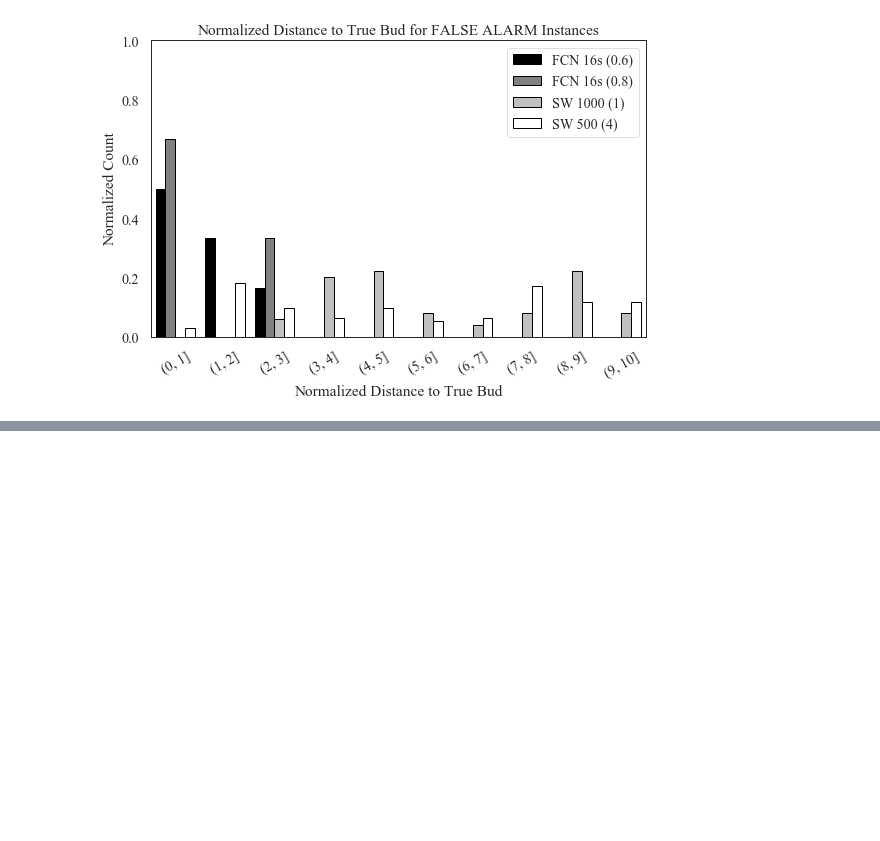
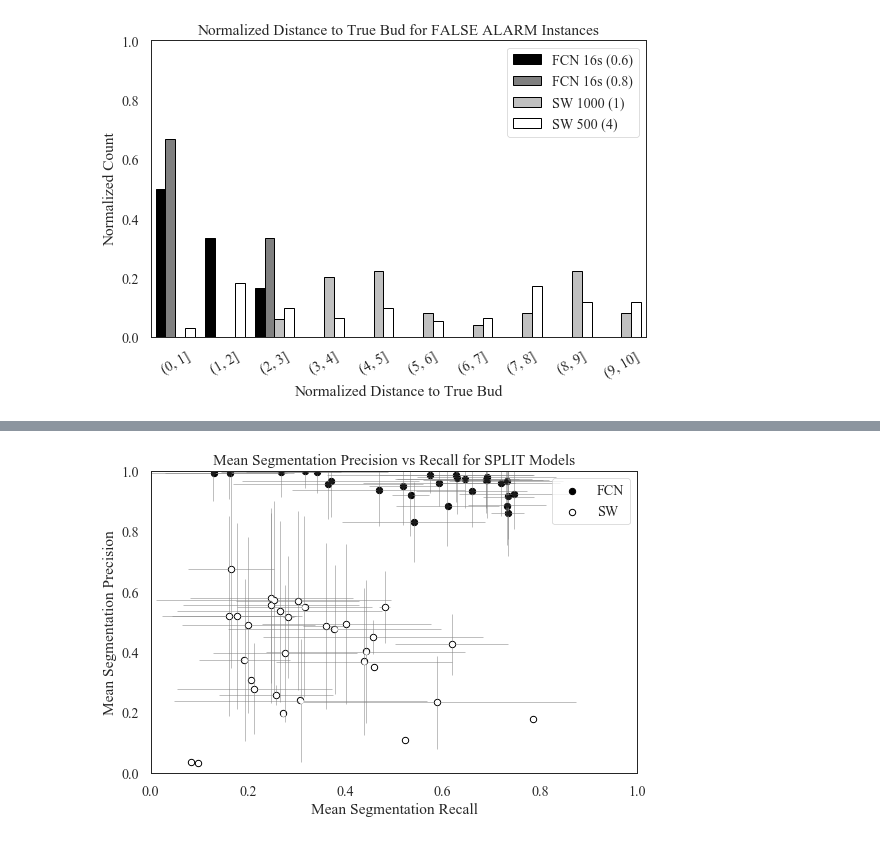
Before and after one commit to WencesVillegasMarset/deep_bud_detection_2d, a Jupyter notebook: PlotsClean.ipynb, the cells around one changed output, grey strips where cells are left out. Drawn from its saved outputs; the diff is of its cells as text; code cells hidden in the pictures; blank space fills up the shorter version.

```diff
--- a/PlotsClean.ipynb
+++ b/PlotsClean.ipynb
@@ -467,0 +471,47 @@ seg_report.loc[seg_report.model_name.str.endswith('px')].sort_values('component_
+# %%
+fcn_precision = full_fcn.loc[full_fcn['metric'] == 'SPLIT'].groupby(['model_name', 'threshold_pw']).mean()['component_precision_joint']
+fcn_recall = full_fcn.loc[full_fcn['metric'] == 'SPLIT'].groupby(['model_name', 'threshold_pw']).mean()['component_recall_joint']
+#SW
+sw_precision = full_sw.loc[full_sw['metric'] == 'SPLIT'].groupby(['model_name', 'threshold_pw']).mean()['component_precision_joint']
+sw_recall = full_sw.loc[full_sw['metric'] == 'SPLIT'].groupby(['model_name', 'threshold_pw']).mean()['component_recall_joint']
+
+
+sns.scatterplot(x=fcn_recall, y=fcn_precision,label='FCN', color='black',edgecolor='black', linewidth=1, s=40)
+sns.scatterplot(x=sw_recall, y=sw_precision, color='w', edgecolor='black', label='SW', linewidth=1, s=40)
+
+
+plt.errorbar(
+    precision_recall.loc[precision_recall.architecture == 'FCN']['split_component_recall_mean']/100,
+    precision_recall.loc[precision_recall.architecture == 'FCN']['split_component_precision_mean']/100,
+    xerr=precision_recall.loc[precision_recall.architecture == 'FCN']['cd_component_recall_std']/100,
+    yerr=precision_recall.loc[precision_recall.architecture  =='FCN']['cd_component_precision_std']/100,
+    fmt='ko',
+    elinewidth =0.5,
+    capthick=0.1,
+    ecolor='gray',
+    color='black')
+
+plt.errorbar(
+    precision_recall.loc[precision_recall.architecture == 'SW']['split_component_recall_mean']/100,
+    precision_recall.loc[precision_recall.architecture == 'SW']['split_component_precision_mean']/100,
+    xerr=precision_recall.loc[precision_recall.architecture == 'SW']['split_component_recall_std']/100,
+    yerr=precision_recall.loc[precision_recall.architecture == 'SW']['split_component_precision_std']/100,
+    fmt='wo',
+    ecolor='gray',
+    capthick=0.1,
+    elinewidth =0.5,
+    linewidth=1,
+    color='white')
+
+
+plt.title('Mean Segmentation Precision vs Recall for SPLIT Models')
+plt.xlabel('Mean Segmentation Recall')
+plt.ylabel('Mean Segmentation Precision')
+plt.xlim((0,1))
+plt.ylim((0,1))
+plt.legend(frameon=True)
+plt.tight_layout()
+
+plt.savefig(os.path.join(FIGURES_PATH,'XXX_splits_errorbars.png'), dpi=200)
+# %% [output]
+[figure, added]
```
Also changed, not shown: parts of 12 cells of this notebook, 5 other files.
